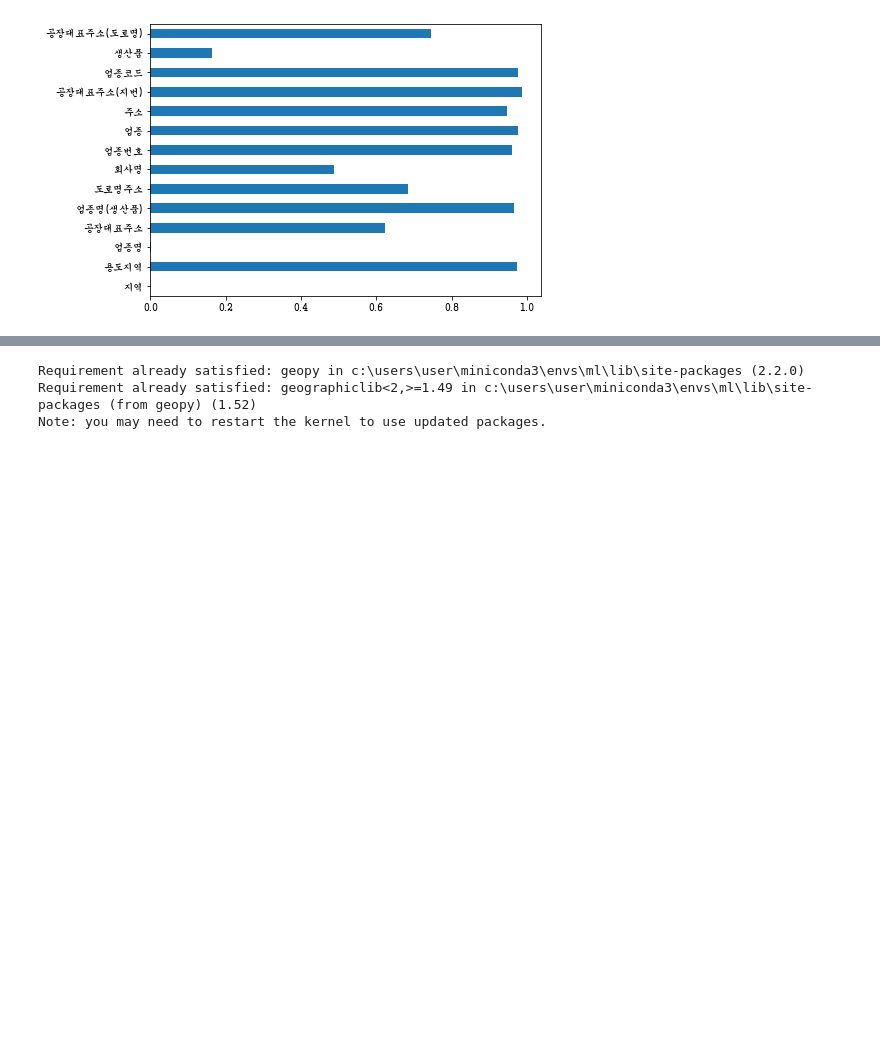
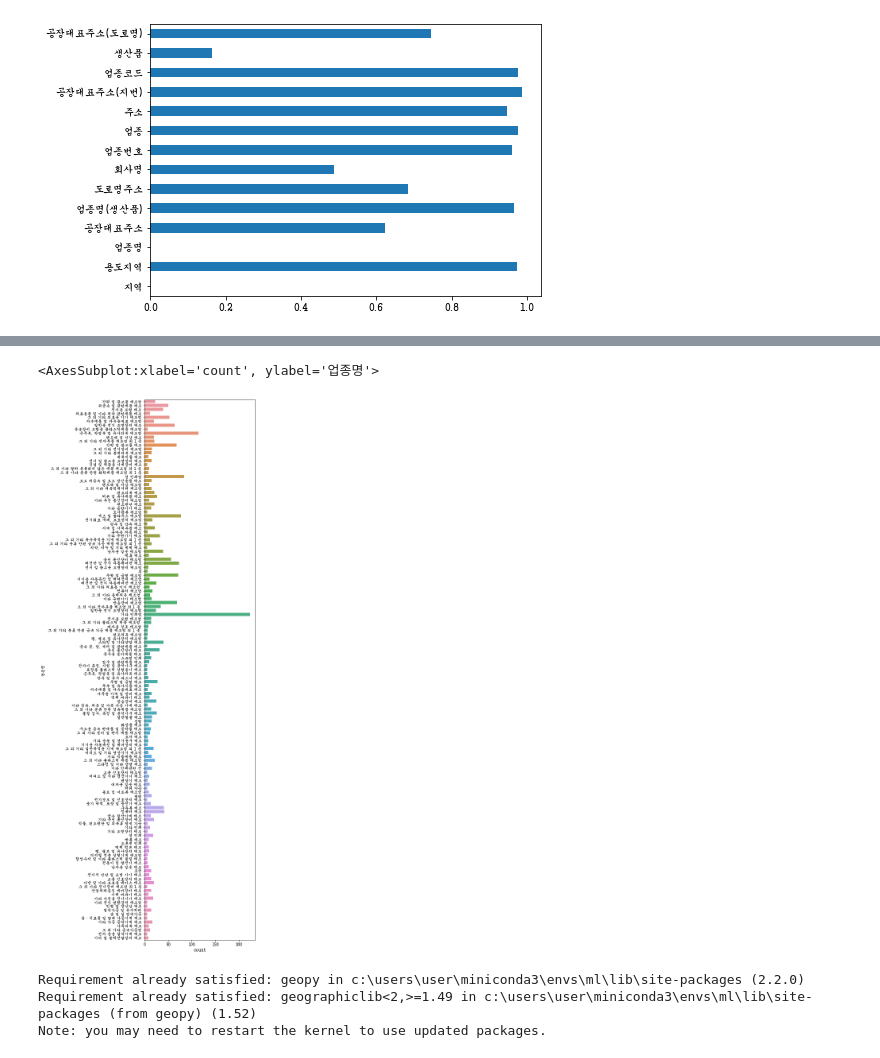
Before and after one commit to leekyuyoung4/ml0719, a Jupyter notebook: 데이터분석/서울시 제조업 현황.ipynb, the cells around one changed output, grey strips where cells are left out. Drawn from its saved outputs; the diff is of its cells as text; code cells hidden in the pictures; blank space fills up the shorter version.

```diff
--- a/데이터분석/서울시 제조업 현황.ipynb
+++ b/데이터분석/서울시 제조업 현황.ipynb
@@ -94,0 +215,2 @@ df2.isna().mean().plot.barh(figsize=(7,5))
+# %%
+df_5.loc[index,'업종명'] = df_5.loc[index,'업종명'].apply(lambda x: x[:x.find('외')].strip())
@@ -95,3 +232,9 @@ df2.isna().mean().plot.barh(figsize=(7,5))
+# %%
+plt.figure(figsize=(5,25))
+sns.countplot(data=df_5,y='업종명')
+# %% [output]
+<AxesSubplot:xlabel='count', ylabel='업종명'>
+[figure, added]
 # %%
 pip install geopy
 # %% [output]
```
Also changed, not shown: parts of 21 cells of this notebook, 1 other file.
